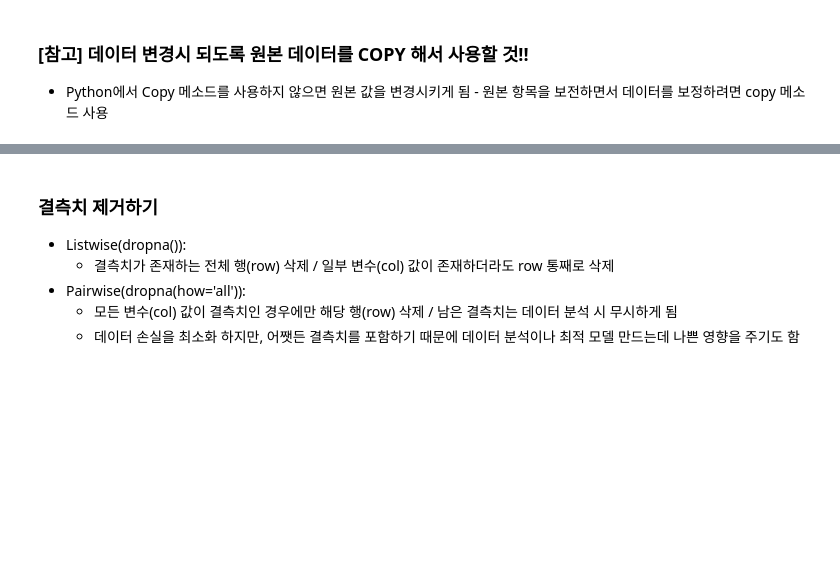
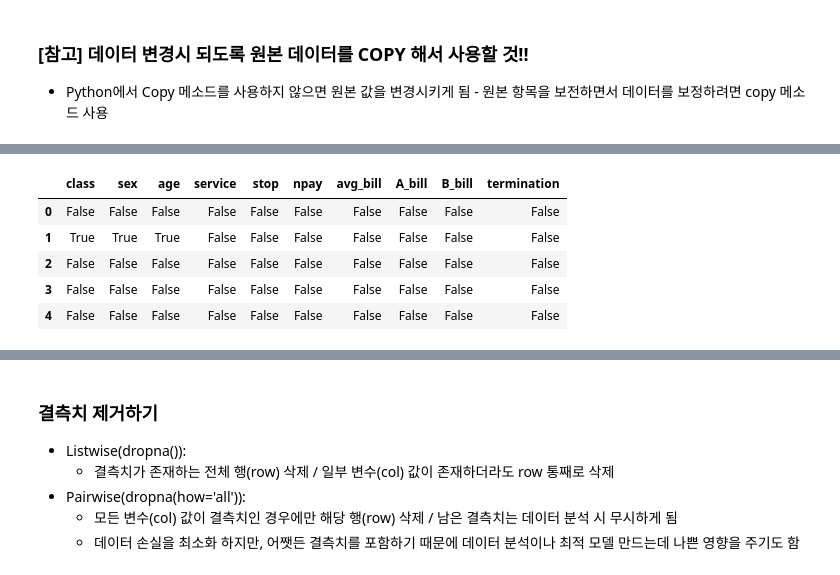
Before and after one commit to ipinid613/github_python_ML, a Jupyter notebook: KT_AICE/데이터전처리_데이터 탐색_결측치 처리_240827.ipynb, the cells around one changed output, grey strips where cells are left out. Drawn from its saved outputs; the diff is of its cells as text; code cells hidden in the pictures; blank space fills up the shorter version.

```diff
--- a/KT_AICE/데이터전처리_데이터 탐색_결측치 처리_240827.ipynb
+++ b/KT_AICE/데이터전처리_데이터 탐색_결측치 처리_240827.ipynb
@@ -180,0 +242,3 @@ cust_fix.head()
+# %%
+cust = cust_fix.copy() #cust 원본을 복사해서 cust_fix가 원본인거고, 이걸 다시 복사해서 cust에 할당하고 활용하겠다는 뜻
+cust.info() #결측치 확인 가능
@@ -180,0 +263,12 @@ cust_fix.head()
+# %%
+# 결측치 확인할 수 있는 다른 방법에는 isnull() 함수가 있음.
+# null 이 아니면 False, null이면 True
+
+cust.isnull().head() #결측치 확인
+# %% [output]
+|  | class | sex | age | service | stop | npay | avg_bill | A_bill | B_bill | termination |
+| 0 | False | False | False | False | False | False | False | False | False | False |
+| 1 | True | True | True | False | False | False | False | False | False | False |
+| 2 | False | False | False | False | False | False | False | False | False | False |
+| 3 | False | False | False | False | False | False | False | False | False | False |
+| 4 | False | False | False | False | False | False | False | False | False | False |
```
Also changed, not shown: parts of 37 cells of this notebook.
